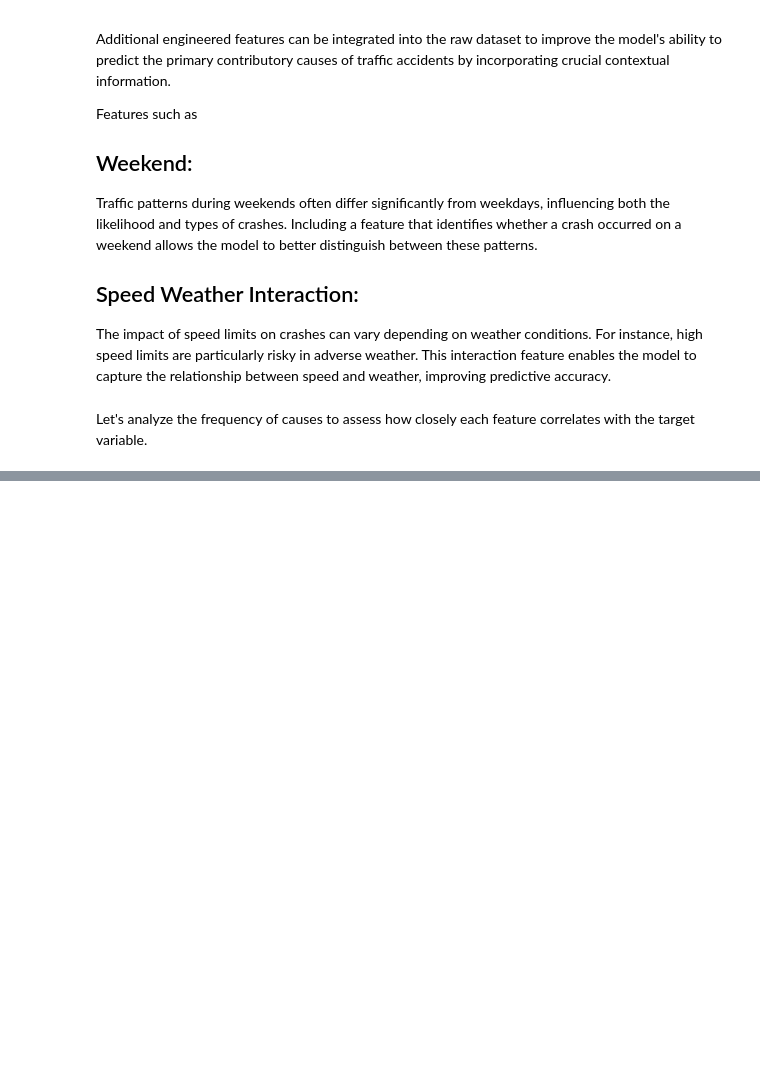
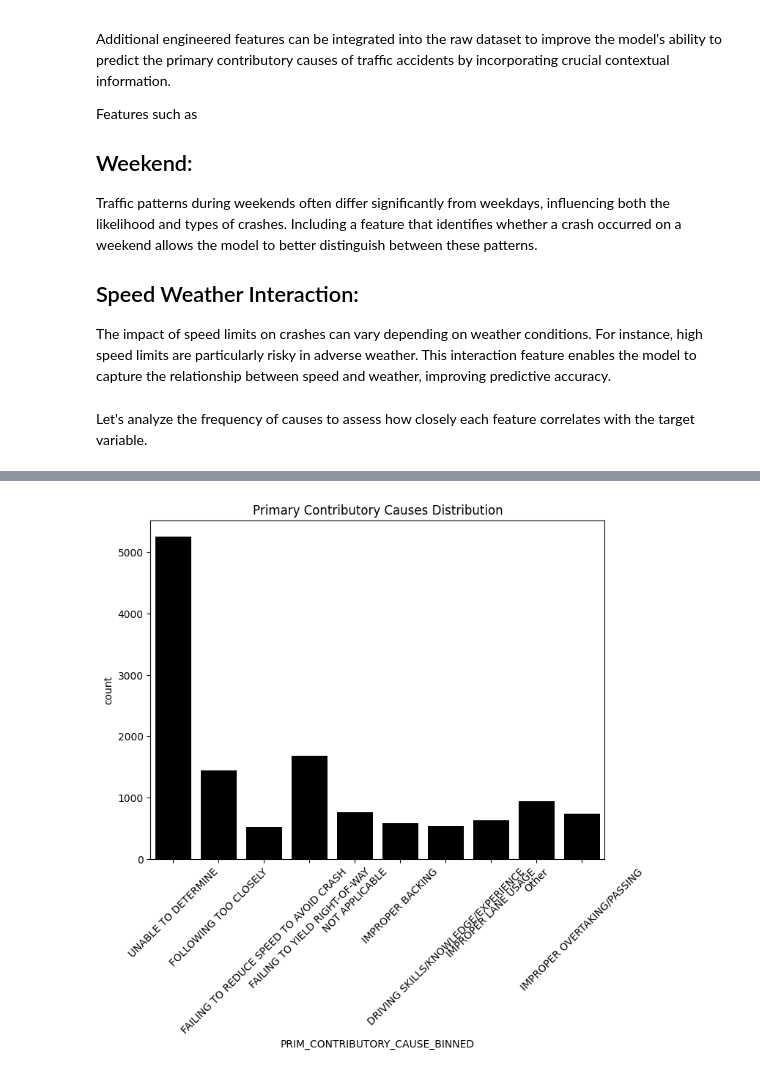
Before and after one commit to djdrjeff/phase3project_KelvinNjenga, a Jupyter notebook: Traffic_Crashes_KelvinNjenga.ipynb, the cells around one changed output, grey strips where cells are left out. Drawn from its saved outputs; the diff is of its cells as text; code cells hidden in the pictures; blank space fills up the shorter version.

```diff
--- a/Traffic_Crashes_KelvinNjenga.ipynb
+++ b/Traffic_Crashes_KelvinNjenga.ipynb
@@ -317,0 +369,8 @@ Name: count, dtype: int64
+# %%
+plt.figure(figsize=(8, 6))
+sns.countplot(data=df, x='PRIM_CONTRIBUTORY_CAUSE_BINNED', color='black')  # Set the bar color to black
+plt.title('Primary Contributory Causes Distribution')
+plt.xticks(rotation=45)
+plt.show()
+# %% [output]
+[figure, added]
```
Also changed, not shown: parts of 40 cells of this notebook.
